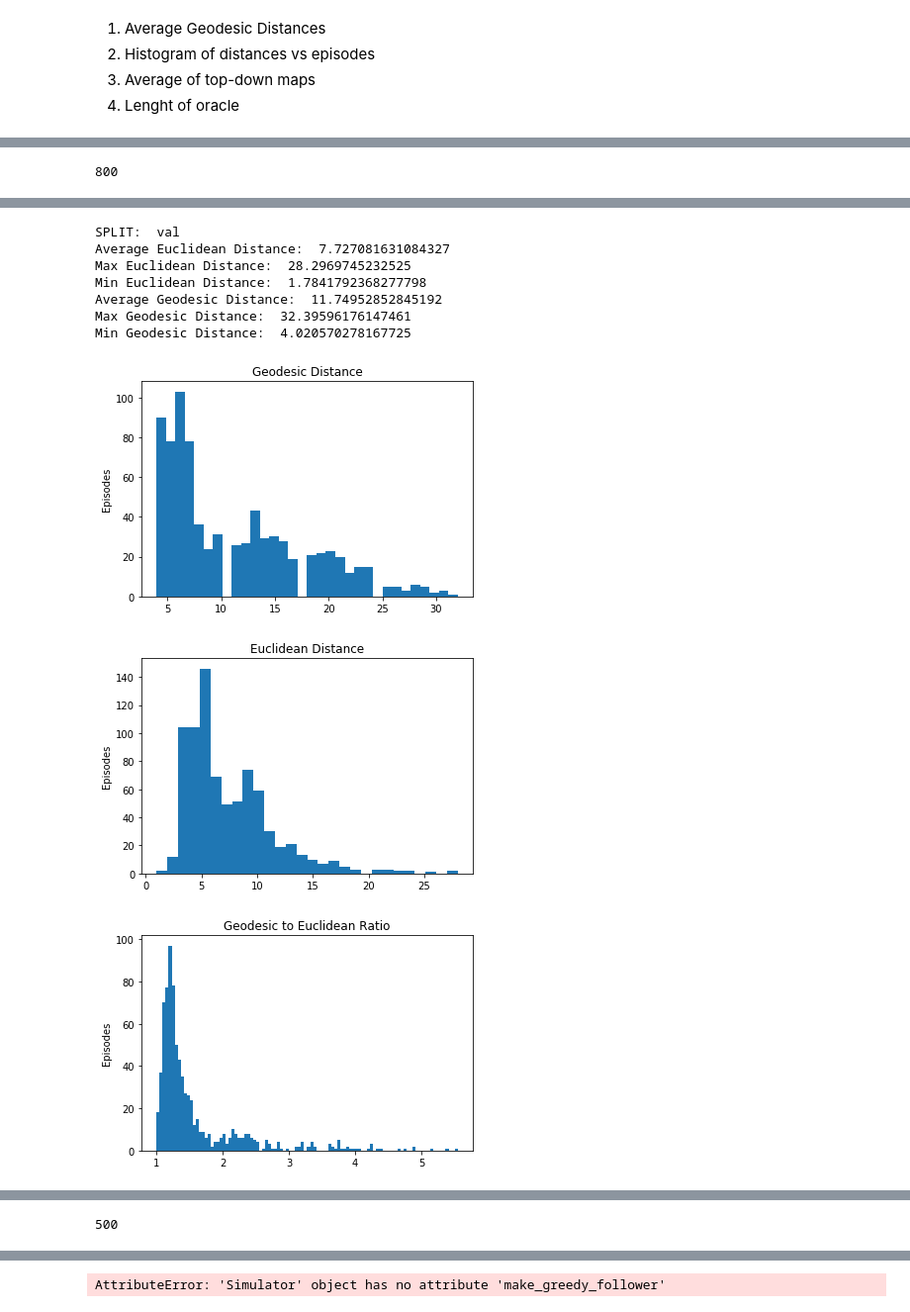
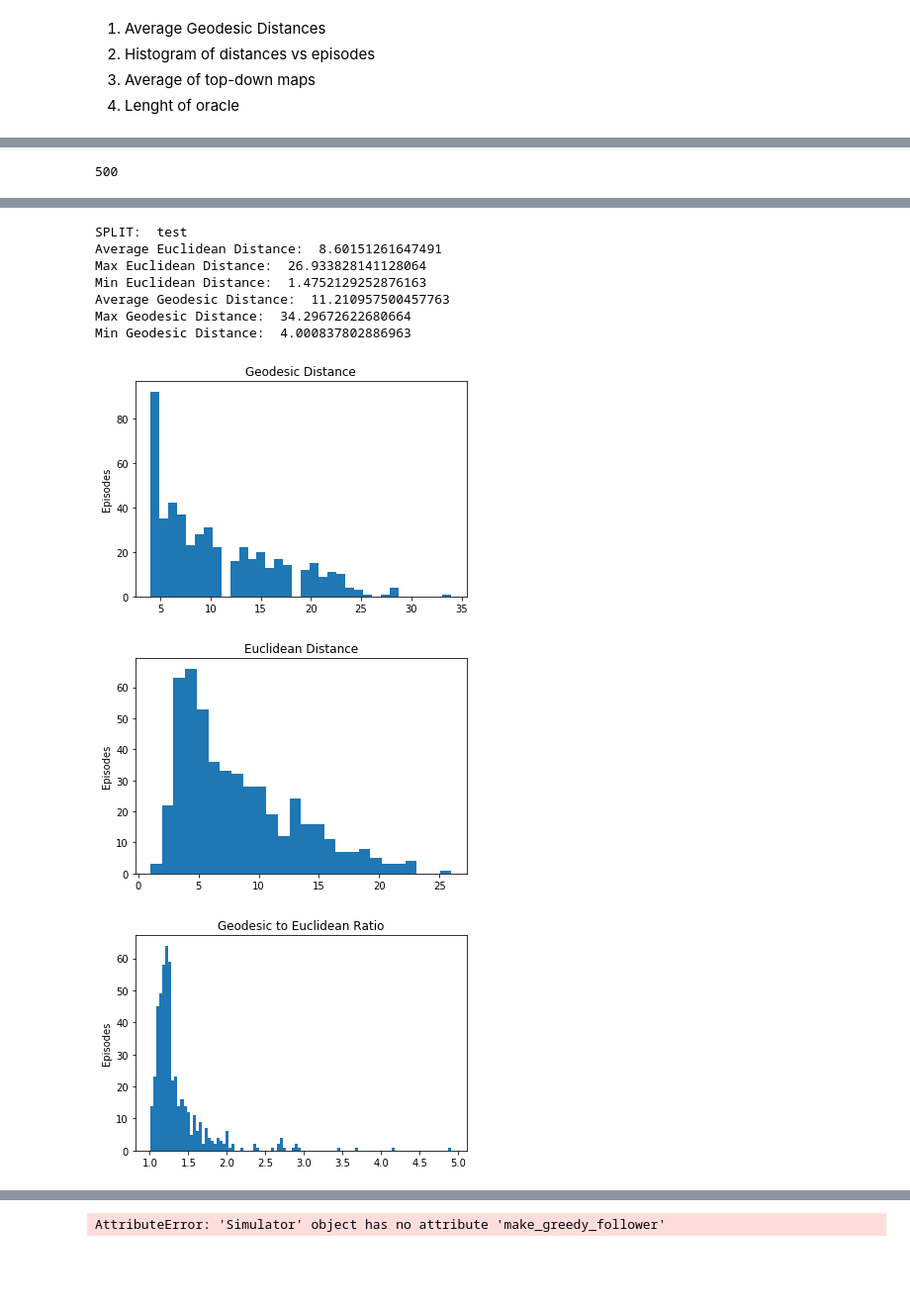
Before and after one commit to medhini/habitat-api, a Jupyter notebook: notebooks/dataset_statistics.ipynb, the cells around one changed output, grey strips where cells are left out. Shown at 99% size. Cells and saved outputs as stored; diff of their text form; code cells hidden in the pictures; blank space fills up the shorter version.

```diff
--- a/notebooks/dataset_statistics.ipynb
+++ b/notebooks/dataset_statistics.ipynb
@@ -110,7 +110,7 @@ import random
 %matplotlib inline
 import matplotlib.pyplot as plt
 
-splits = ['val', 'test']
+splits = ['test']
 
 data_path = '../data/datasets/roomnav/mp3d/v1/{split}/{split}.json.gz'
 
@@ -186 +187 @@ I0729 23:03:10.372941 78010 simulator.py:78] Loaded navmesh /private/home/medhin
-800
+500
@@ -190,10 +196,10 @@ I0729 23:04:03.823215 78010 simulator.py:78] Loaded navmesh /private/home/medhin
-SPLIT:  val
-Average Euclidean Distance:  7.727081631084327
-Max Euclidean Distance:  28.2969745232525
-Min Euclidean Distance:  1.7841792368277798
-Average Geodesic Distance:  11.74952852845192
-Max Geodesic Distance:  32.39596176147461
-Min Geodesic Distance:  4.020570278167725
+SPLIT:  test
+Average Euclidean Distance:  8.60151261647491
+Max Euclidean Distance:  26.933828141128064
+Min Euclidean Distance:  1.4752129252876163
+Average Geodesic Distance:  11.210957500457763
+Max Geodesic Distance:  34.29672622680664
+Min Geodesic Distance:  4.000837802886963
-[figure, old version]
+[figure, new version]
-[figure, old version]
+[figure, new version]
-[figure, old version]
+[figure, new version]
@@ -203 +205,0 @@ I0729 23:04:12.135145 78010 simulator.py:78] Loaded navmesh /private/home/medhin
-500
```
Also changed, not shown: parts of 2 cells of this notebook, 1 other file.
